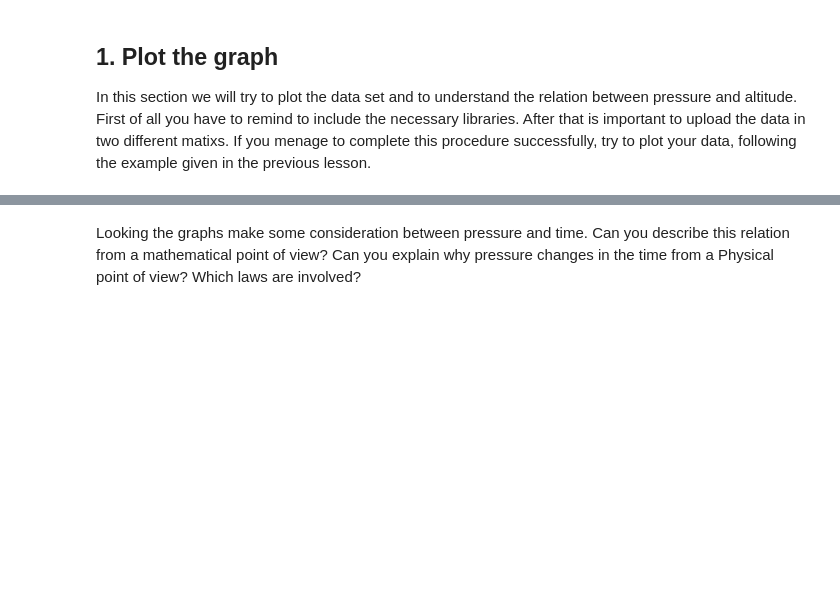
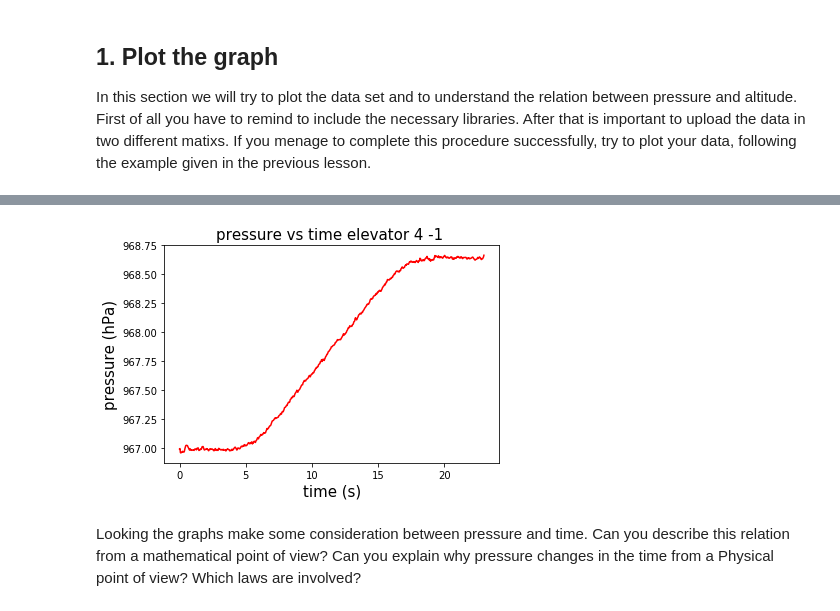
Before and after one commit to cms-opendata-education/HST-2018, a Jupyter notebook: elevator_teacher.ipynb, the cells around one changed output, grey strips where cells are left out. Drawn from its saved outputs; the diff is of its cells as text; code cells hidden in the pictures; blank space fills up the shorter version.

```diff
--- a/elevator_teacher.ipynb
+++ b/elevator_teacher.ipynb
@@ -57,18 +68,20 @@ plt.show
 # %%
 #In this section we will plot the data beginning from elevator from 4th floor to -1
 
 #data from first column of matrix up are fixed as independent variable in the graph.
 t2=down["Time (s)"]
 
 #data from second column of matrix up are fixed as dependent variable in the graph.
 p2=down["Pressure (hPa)"]
 
 #command to plot the graph
 plt.plot(t2,p2, color='red') #create the plot
 plt.xlabel('time (s)', fontsize = 15) #label x-axis
 plt.ylabel('pressure (hPa)', fontsize = 15) #label y-axis
 plt.title('pressure vs time elevator 4 -1 ', fontsize = 15) #title of the graph
-plt.show
+plt.show()
+# %% [output]
+[figure, added]
 # %% [markdown]
 Looking the graphs make some consideration between pressure and time.
 Can you describe this relation from a mathematical point of view?
```
Also changed, not shown: parts of 8 cells of this notebook.
